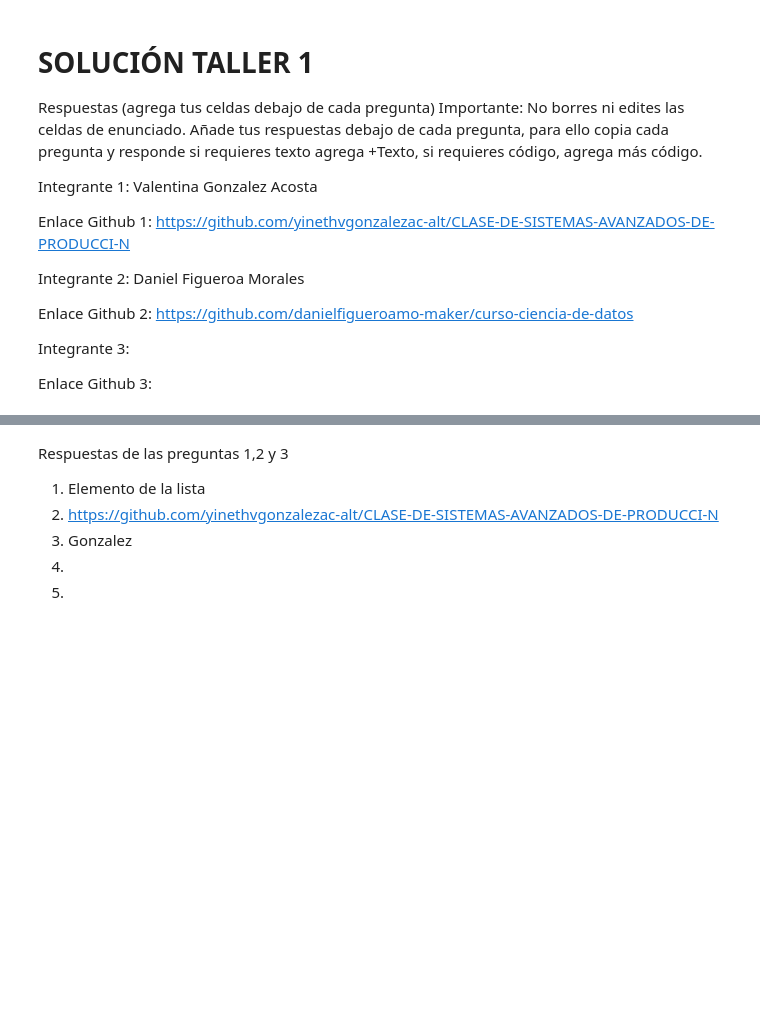
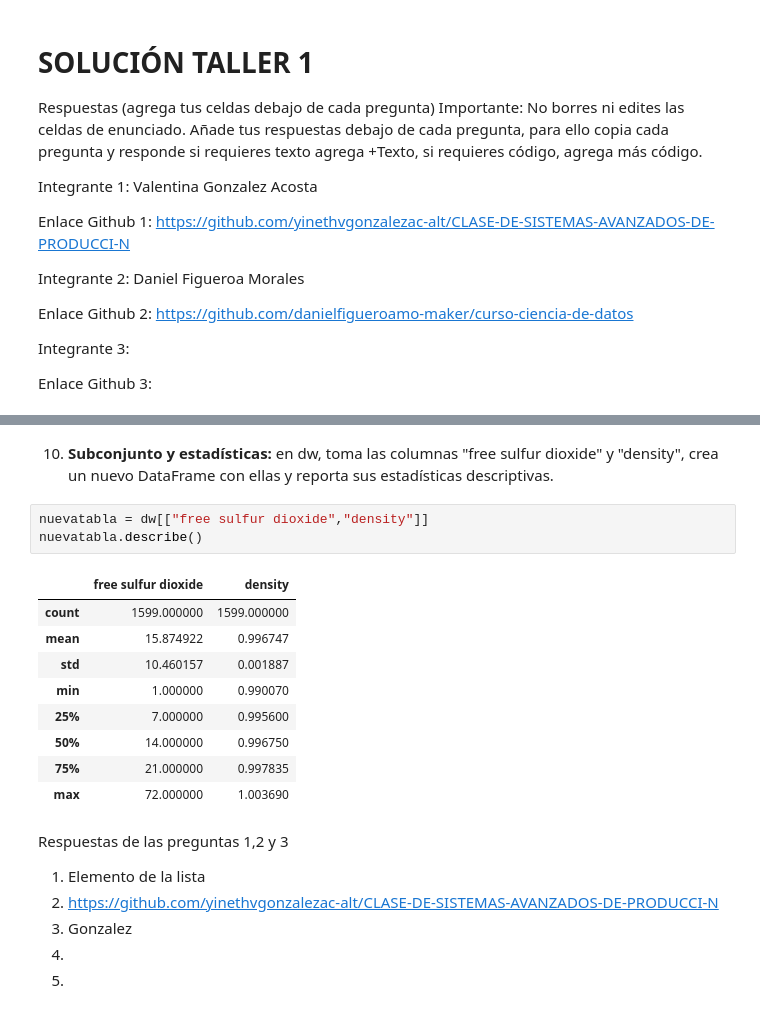
Before and after one commit to yinethvgonzalezac-alt/CLASE-DE-SISTEMAS-AVANZADOS-DE-PRODUCCI-N, a Jupyter notebook: GonzalezYineth_FigueroaMorales.ipynb, the cells around one changed output, grey strips where cells are left out. Drawn from its saved outputs; the diff is of its cells as text; blank space fills up the shorter version.

```diff
--- a/GonzalezYineth_FigueroaMorales.ipynb
+++ b/GonzalezYineth_FigueroaMorales.ipynb
@@ -895,3 +1042,18 @@ Enlace Github 3:
+# %% [markdown]
+10. **Subconjunto y estadísticas:** en dw, toma las columnas "free sulfur dioxide" y "density", crea un nuevo DataFrame con ellas y reporta sus estadísticas descriptivas.
+# %%
+nuevatabla = dw[["free sulfur dioxide","density"]]
+nuevatabla.describe()
+# %% [output]
+|  | free sulfur dioxide | density |
+| count | 1599.000000 | 1599.000000 |
+| mean | 15.874922 | 0.996747 |
+| std | 10.460157 | 0.001887 |
+| min | 1.000000 | 0.990070 |
+| 25% | 7.000000 | 0.995600 |
+| 50% | 14.000000 | 0.996750 |
+| 75% | 21.000000 | 0.997835 |
+| max | 72.000000 | 1.003690 |
 # %% [markdown]
 Respuestas de las preguntas 1,2 y 3
 
```
Also changed, not shown: parts of 30 cells of this notebook.
